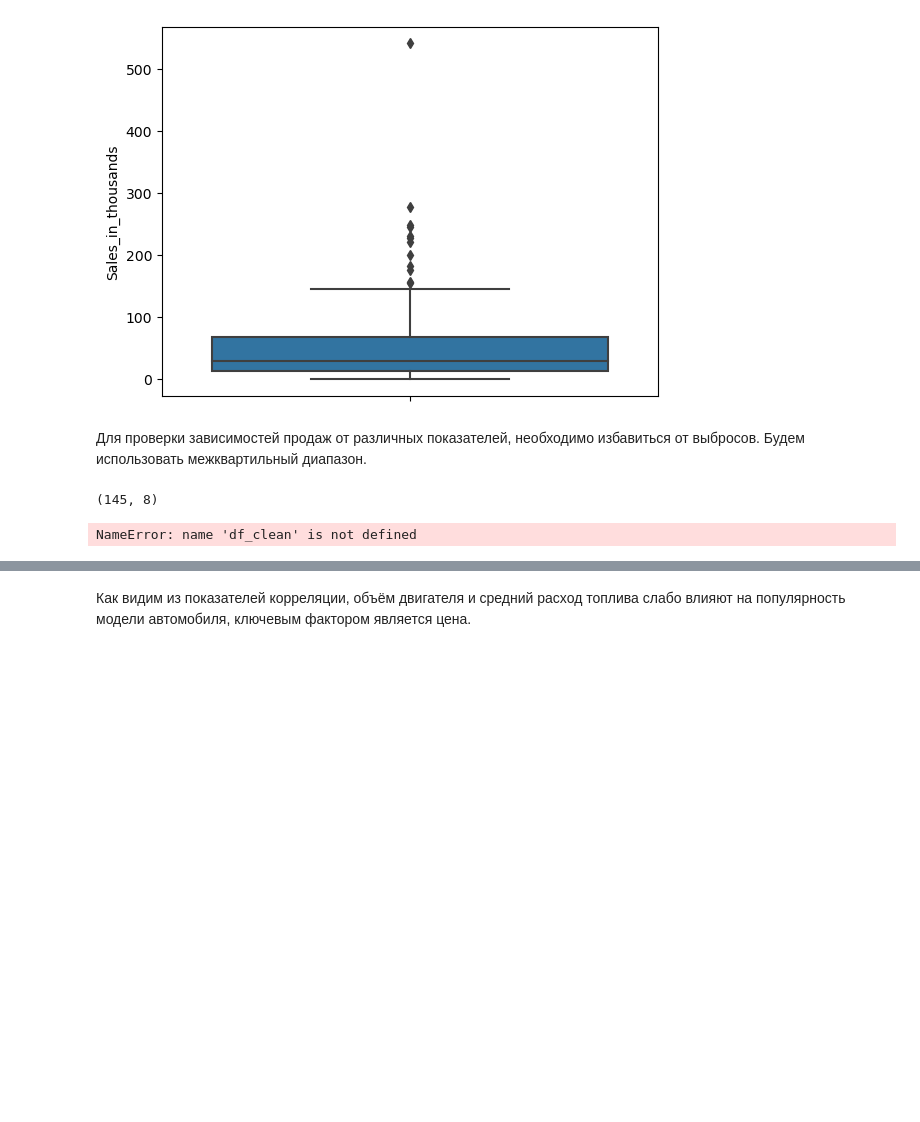
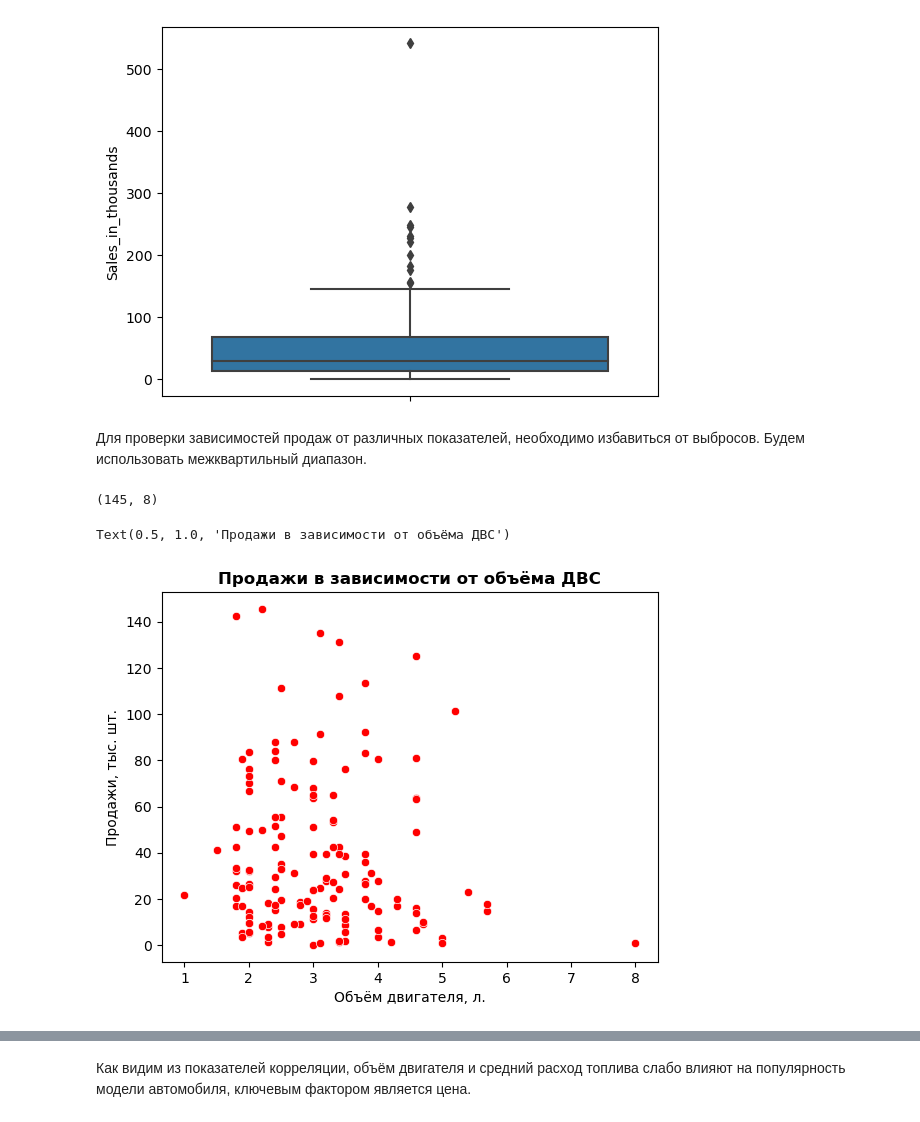
Before and after one commit to Sidcrosby2-0/Car_sales, a Jupyter notebook: carSales.ipynb, the cells around one changed output, grey strips where cells are left out. Cells and saved outputs as stored; diff of their text form; code cells hidden in the pictures; blank space fills up the shorter version.

Commit message:
fixed errors

```diff
--- a/carSales.ipynb
+++ b/carSales.ipynb
@@ -238,12 +238,13 @@ df.shape
 # %% [output]
 (145, 8)
 # %%
-sns.scatterplot(x='Engine_size', y='Sales_in_thousands', data=df_clean, color='red')
+sns.scatterplot(x='Engine_size', y='Sales_in_thousands', data=df, color='red')
 plt.xlabel('Объём двигателя, л.')
 plt.ylabel('Продажи, тыс. шт.')
 plt.title('Продажи в зависимости от объёма ДВС', size=12, weight=600)
 # %% [output]
-NameError: name 'df_clean' is not defined
+Text(0.5, 1.0, 'Продажи в зависимости от объёма ДВС')
+[figure, added]
 # %%
 sns.scatterplot(x='Fuel_efficiency', y='Sales_in_thousands', data=df_clean, color='green')
 plt.xlabel('Средний расход топлива, л/100 км')
```
Also changed, not shown: parts of 6 cells of this notebook.
